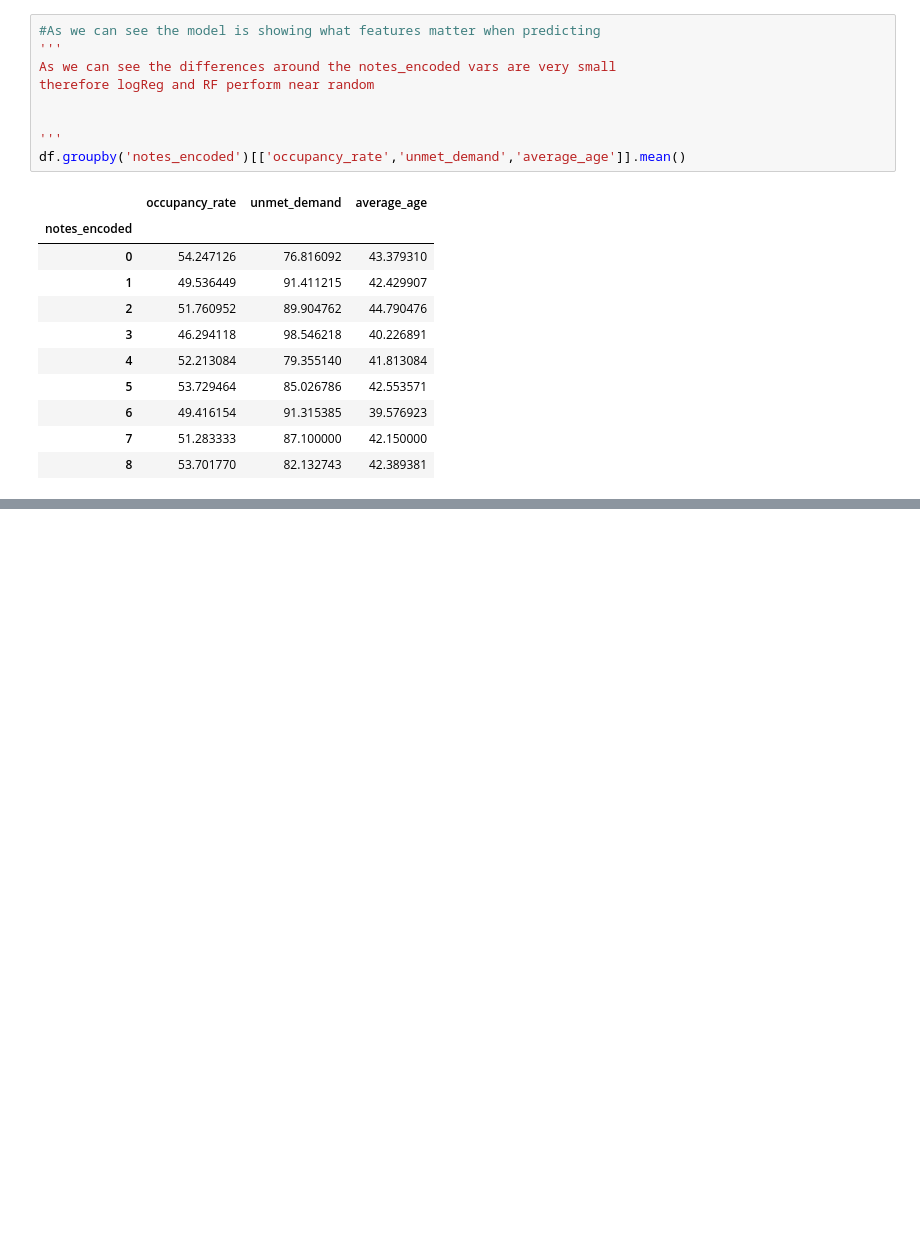
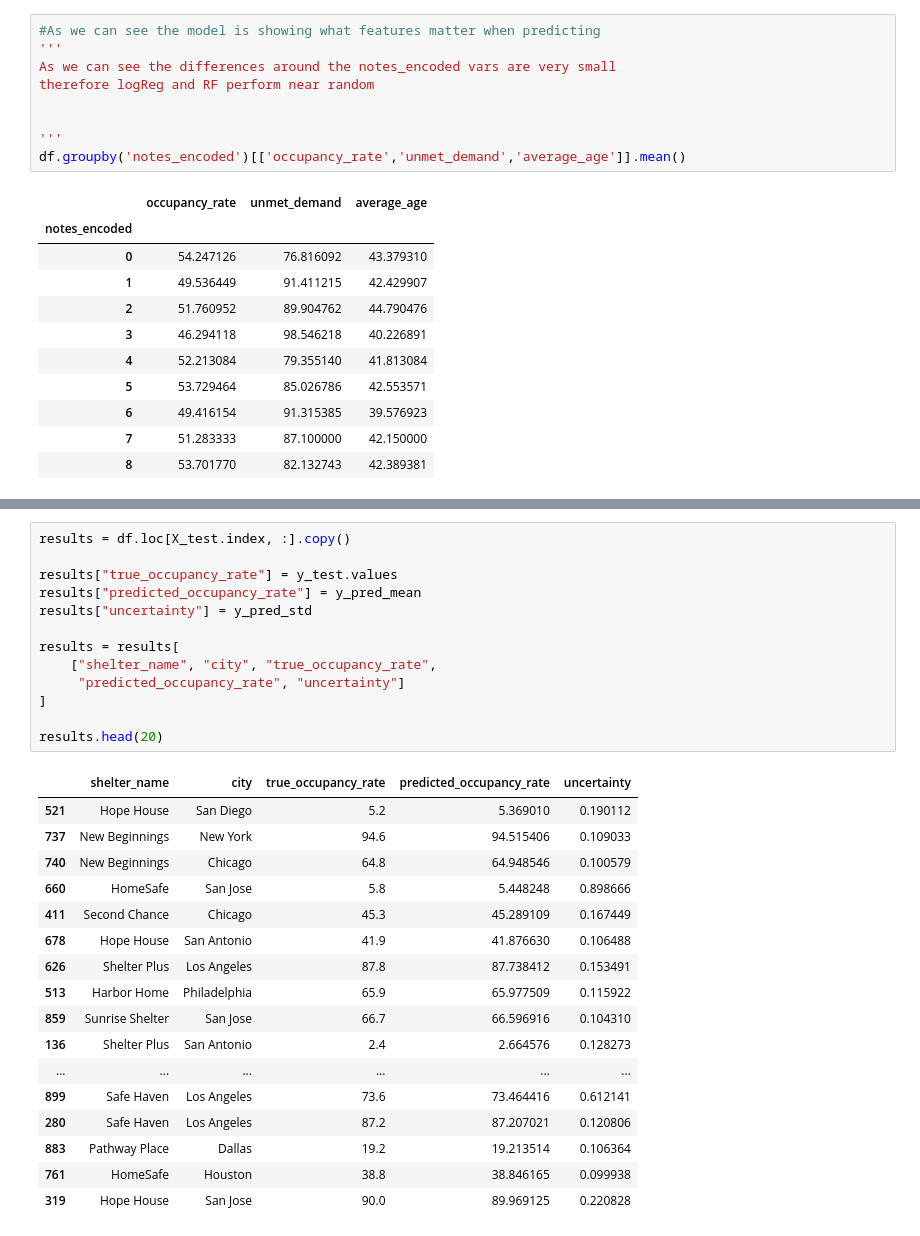
Before and after one commit to aaronserro/DataSci3000_Pjct, a Jupyter notebook: Datasci300.ipynb, the cells around one changed output, grey strips where cells are left out. Saved outputs shown, nothing was run; the diff lists cells and outputs as text; blank space fills up the shorter version.

```diff
--- a/Datasci300.ipynb
+++ b/Datasci300.ipynb
@@ -548,0 +626,31 @@ plt.show()
+# %%
+results = df.loc[X_test.index, :].copy()
+
+results["true_occupancy_rate"] = y_test.values
+results["predicted_occupancy_rate"] = y_pred_mean
+results["uncertainty"] = y_pred_std
+
+results = results[
+    ["shelter_name", "city", "true_occupancy_rate",
+     "predicted_occupancy_rate", "uncertainty"]
+]
+
+results.head(20)
+# %% [output]
+|  | shelter_name | city | true_occupancy_rate | predicted_occupancy_rate | uncertainty |
+| 521 | Hope House | San Diego | 5.2 | 5.369010 | 0.190112 |
+| 737 | New Beginnings | New York | 94.6 | 94.515406 | 0.109033 |
+| 740 | New Beginnings | Chicago | 64.8 | 64.948546 | 0.100579 |
+| 660 | HomeSafe | San Jose | 5.8 | 5.448248 | 0.898666 |
+| 411 | Second Chance | Chicago | 45.3 | 45.289109 | 0.167449 |
+| 678 | Hope House | San Antonio | 41.9 | 41.876630 | 0.106488 |
+| 626 | Shelter Plus | Los Angeles | 87.8 | 87.738412 | 0.153491 |
+| 513 | Harbor Home | Philadelphia | 65.9 | 65.977509 | 0.115922 |
+| 859 | Sunrise Shelter | San Jose | 66.7 | 66.596916 | 0.104310 |
+| 136 | Shelter Plus | San Antonio | 2.4 | 2.664576 | 0.128273 |
+| ... | ... | ... | ... | ... | ... |
+| 899 | Safe Haven | Los Angeles | 73.6 | 73.464416 | 0.612141 |
+| 280 | Safe Haven | Los Angeles | 87.2 | 87.207021 | 0.120806 |
+| 883 | Pathway Place | Dallas | 19.2 | 19.213514 | 0.106364 |
+| 761 | HomeSafe | Houston | 38.8 | 38.846165 | 0.099938 |
+| 319 | Hope House | San Jose | 90.0 | 89.969125 | 0.220828 |
```
Also changed, not shown: parts of 15 cells of this notebook.
